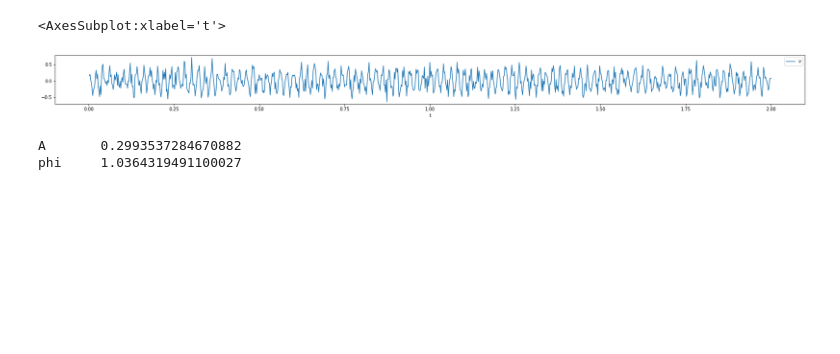
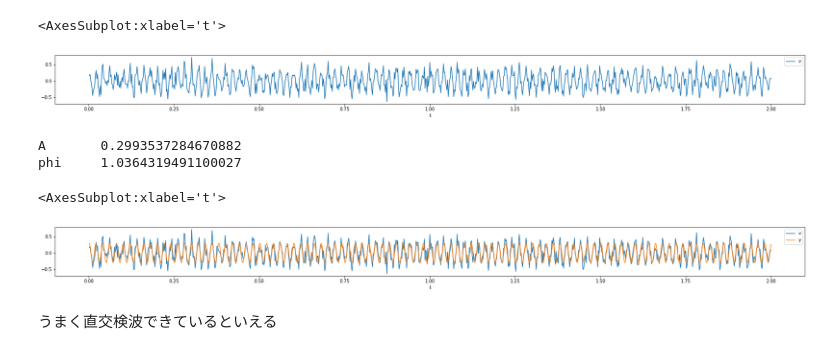
Before and after one commit to Tonkyu/Measurement, a Jupyter notebook: report-nara.ipynb, the cells around one changed output. Cells and saved outputs as stored; diff of their text form; code cells hidden in the pictures; blank space fills up the shorter version.

Commit message:
Add model-graph

```diff
--- a/report-nara.ipynb
+++ b/report-nara.ipynb
@@ -30,3 +30,13 @@ print(f"phi\t{phi}")
 # %% [output]
 A       0.2993537284670882
 phi     1.0364319491100027
+# %%
+// 確認してみる
+df["y"] = df["t"].apply(lambda x: A * math.sin(omega * x + phi))
+# %%
+df.plot(x='t', y='y', figsize=(30, 2), ax = df.plot(x='t', y='v', figsize=(30, 2)))
+# %% [output]
+<AxesSubplot:xlabel='t'>
+[figure, added]
+# %% [markdown]
+うまく直交検波できているといえる
```
Also changed, not shown: 5 other files.
